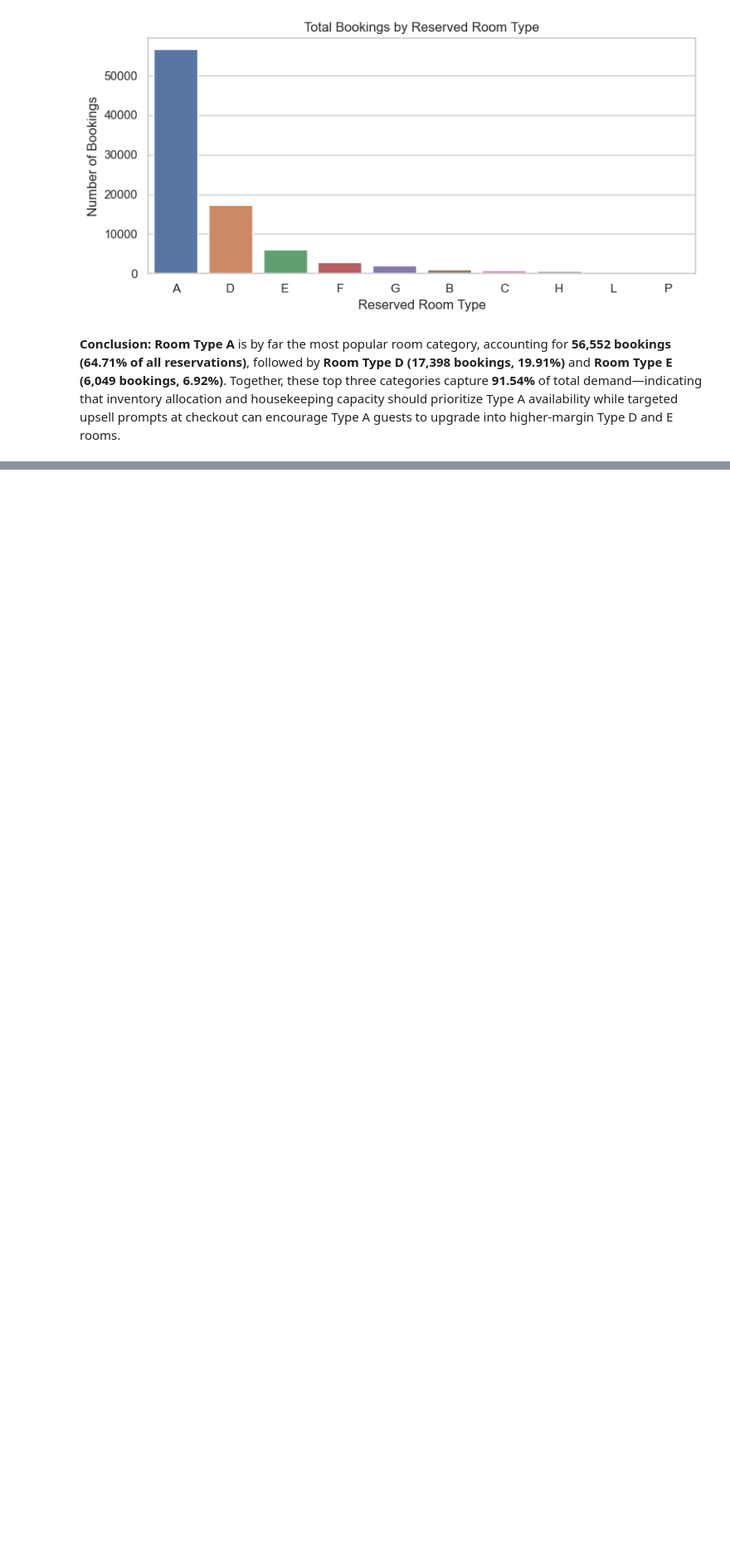
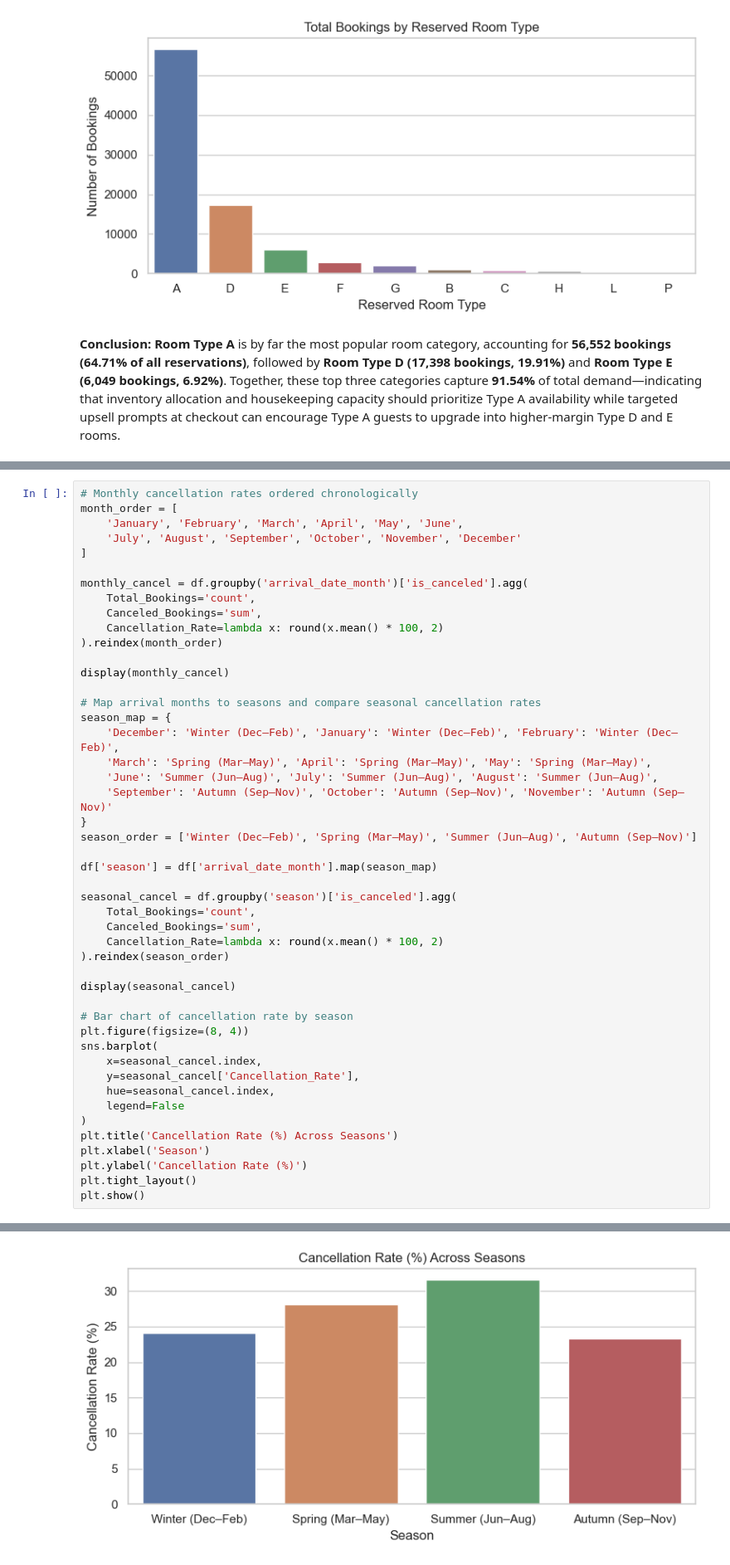
Before and after one commit to eishutamori/Hotel-Operations-Analysis-EDA, a Jupyter notebook: notebook/EDA02 - hotel-booking-analysis-eda.ipynb, the cells around one changed output, grey strips where cells are left out. Shown at 83% size. Saved outputs shown, nothing was run; the diff lists cells and outputs as text; blank space fills up the shorter version.

```diff
--- a/notebook/EDA02 - hotel-booking-analysis-eda.ipynb
+++ b/notebook/EDA02 - hotel-booking-analysis-eda.ipynb
@@ -811,0 +980,48 @@ Room Type with Highest Number of Bookings: A (56552 bookings)
+# %%
+# Monthly cancellation rates ordered chronologically
+month_order = [
+    'January', 'February', 'March', 'April', 'May', 'June',
+    'July', 'August', 'September', 'October', 'November', 'December'
+]
+
+monthly_cancel = df.groupby('arrival_date_month')['is_canceled'].agg(
+    Total_Bookings='count',
+    Canceled_Bookings='sum',
+    Cancellation_Rate=lambda x: round(x.mean() * 100, 2)
+).reindex(month_order)
+
+display(monthly_cancel)
+
+# Map arrival months to seasons and compare seasonal cancellation rates
+season_map = {
+    'December': 'Winter (Dec–Feb)', 'January': 'Winter (Dec–Feb)', 'February': 'Winter (Dec–Feb)',
+    'March': 'Spring (Mar–May)', 'April': 'Spring (Mar–May)', 'May': 'Spring (Mar–May)',
+    'June': 'Summer (Jun–Aug)', 'July': 'Summer (Jun–Aug)', 'August': 'Summer (Jun–Aug)',
+    'September': 'Autumn (Sep–Nov)', 'October': 'Autumn (Sep–Nov)', 'November': 'Autumn (Sep–Nov)'
+}
+season_order = ['Winter (Dec–Feb)', 'Spring (Mar–May)', 'Summer (Jun–Aug)', 'Autumn (Sep–Nov)']
+
+df['season'] = df['arrival_date_month'].map(season_map)
+
+seasonal_cancel = df.groupby('season')['is_canceled'].agg(
+    Total_Bookings='count',
+    Canceled_Bookings='sum',
+    Cancellation_Rate=lambda x: round(x.mean() * 100, 2)
+).reindex(season_order)
+
+display(seasonal_cancel)
+
+# Bar chart of cancellation rate by season
+plt.figure(figsize=(8, 4))
+sns.barplot(
+    x=seasonal_cancel.index,
+    y=seasonal_cancel['Cancellation_Rate'],
+    hue=seasonal_cancel.index,
+    legend=False
+)
+plt.title('Cancellation Rate (%) Across Seasons')
+plt.xlabel('Season')
+plt.ylabel('Cancellation Rate (%)')
+plt.tight_layout()
+plt.show()
+# %% [output]
@@ -811,0 +1048 @@ Room Type with Highest Number of Bookings: A (56552 bookings)
+[figure, added]
```
Also changed, not shown: parts of 16 cells of this notebook, 1 other file.
